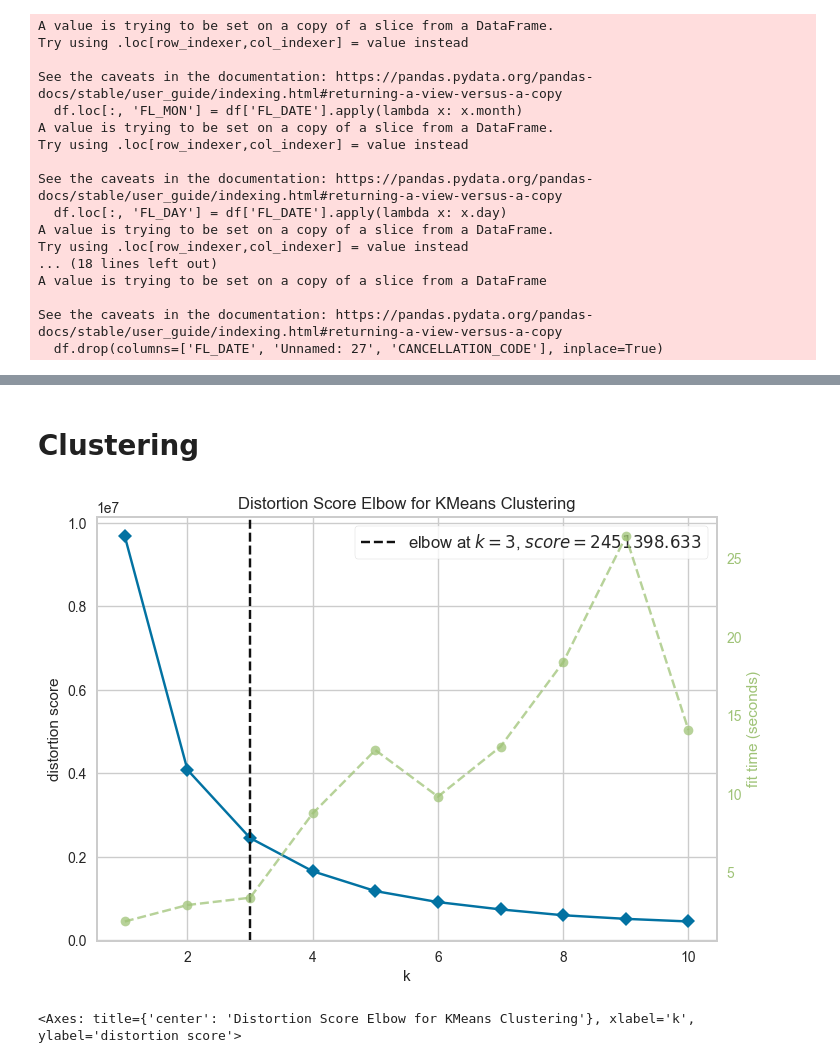
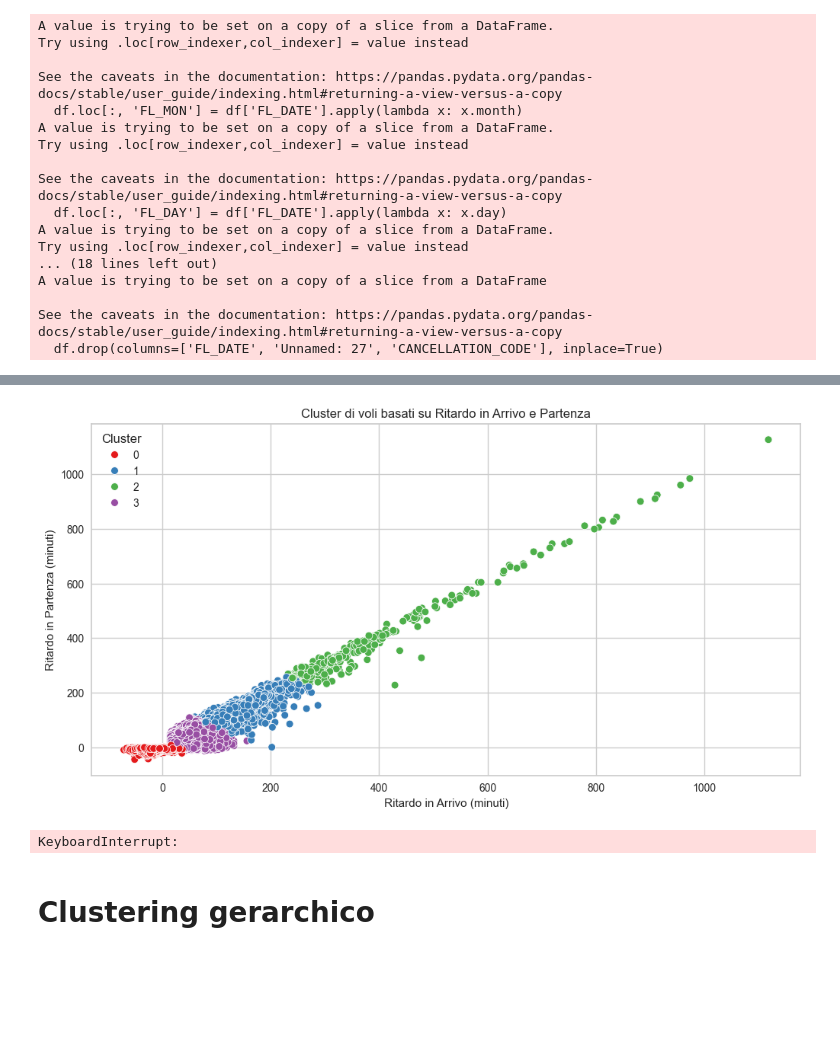
Before and after one commit to Walter-Di-Sabatino/Time-Series-Data-Science-Project, a Jupyter notebook: clustering.ipynb, the cells around one changed output, grey strips where cells are left out. Drawn from its saved outputs; the diff is of its cells as text; code cells hidden in the pictures; blank space fills up the shorter version.

```diff
--- a/clustering.ipynb
+++ b/clustering.ipynb
@@ -29,26 +103,41 @@ See the caveats in the documentation: https://pandas.pydata.org/pandas-docs/stab
+# %%
+# Qui facciamo il sampling di solo 100 mila elementi
+sample_df = df.sample(n=100000, random_state=42)
+plt.figure(figsize=(12, 6))
+sns.scatterplot(x='ARR_DELAY', y='DEP_DELAY', hue='Cluster', data=sample_df, palette='Set1', s=50)
+plt.title('Cluster di voli basati su Ritardo in Arrivo e Partenza')
+plt.xlabel('Ritardo in Arrivo (minuti)')
+plt.ylabel('Ritardo in Partenza (minuti)')
+plt.legend(title='Cluster')
+plt.show()
+# %% [output]
+[figure, added]
+# %%
+# Calcolo dei campioni di silhouette
+silhouette_vals = silhouette_samples(data_scaled, df['Cluster'])
+
+# Numero di cluster
+n_clusters = kmeans.n_clusters
+y_lower, y_upper = 0, 0
+yticks = []
+
+# Grafico
+plt.figure(figsize=(10, 6))
+for i in range(n_clusters):
+    cluster_silhouette_vals = silhouette_vals[df['Cluster'] == i]
+    cluster_silhouette_vals.sort()
+    y_upper += len(cluster_silhouette_vals)
+    plt.barh(range(y_lower, y_upper), cluster_silhouette_vals, height=1.0, edgecolor='none')
+    yticks.append((y_lower + y_upper) / 2)
+    y_lower += len(cluster_silhouette_vals)
+
+plt.axvline(x=silhouette_score(data_scaled, df['Cluster']), color="red", linestyle="--")
+plt.yticks(yticks, [f'Cluster {i}' for i in range(n_clusters)])
+plt.xlabel("Silhouette coefficient")
+plt.ylabel("Cluster")
+plt.title("Silhouette Plot per i Cluster")
+plt.show()
+# %% [output]
+KeyboardInterrupt:
 # %% [markdown]
-# Clustering
+# Clustering gerarchico
-# %%
-from yellowbrick.cluster import KElbowVisualizer
-from sklearn.cluster import KMeans
-from sklearn.preprocessing import StandardScaler
-
-# Selezioniamo le colonne di interesse e gestiamo eventuali valori nulli
-data = df[['DEP_DELAY', 'ARR_DELAY']].fillna(0)
-
-# Standardizzazione dei dati
-scaler = StandardScaler()
-data_scaled = scaler.fit_transform(data)
-
-# Creazione del modello KMeans
-model = KMeans(random_state=42)
-
-# Utilizzo di KElbowVisualizer per determinare il numero ottimale di cluster
-visualizer = KElbowVisualizer(model, k=(1, 11), metric='distortion', timings=True)
-
-# Fit dei dati e visualizzazione del grafico
-visualizer.fit(data_scaled)
-visualizer.show()
-# %% [output]
-[figure, removed]
-<Axes: title={'center': 'Distortion Score Elbow for KMeans Clustering'}, xlabel='k', ylabel='distortion score'>
```
Also changed, not shown: parts of 12 cells of this notebook, 1 other file.
